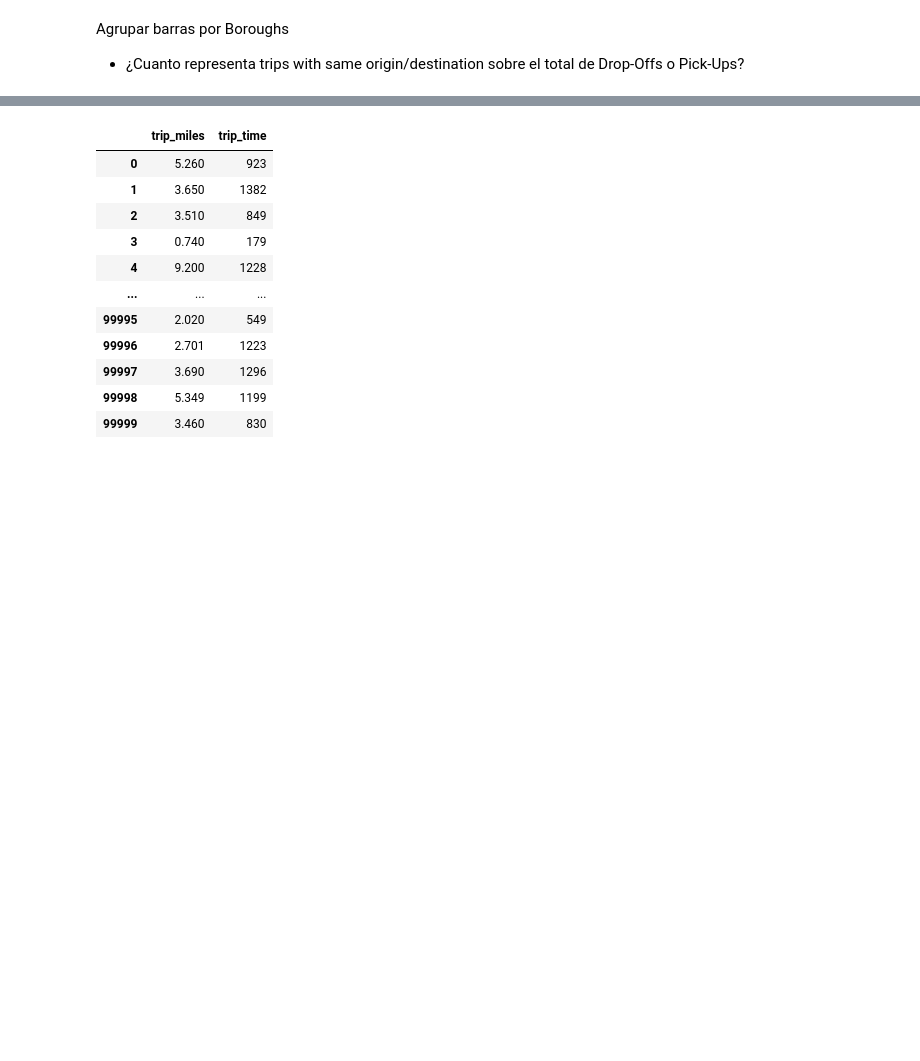
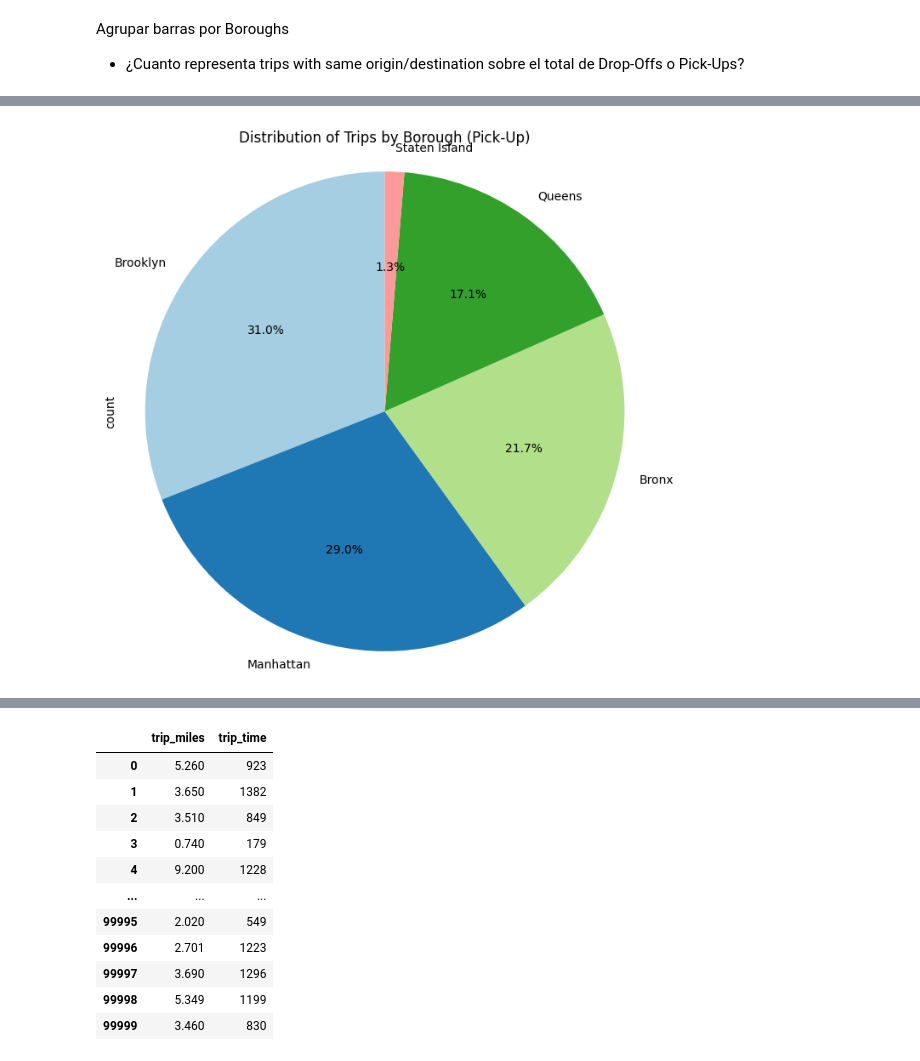
Before and after one commit to GonzaloLopezS/TFM_VTC_NYC, a Jupyter notebook: Notebooks/prueba_2021.ipynb, the cells around one changed output, grey strips where cells are left out. Saved outputs shown, nothing was run; the diff lists cells and outputs as text; code cells hidden in the pictures; blank space fills up the shorter version.

```diff
--- a/Notebooks/prueba_2021.ipynb
+++ b/Notebooks/prueba_2021.ipynb
@@ -660,0 +694,16 @@ Agrupar barras por Boroughs
+# %%
+# Generate a pie chart for borough_counts
+borough_counts = trips['PUborough'].value_counts()
+
+plt.figure(figsize=(8, 8))
+borough_counts.plot(kind='pie', autopct='%1.1f%%', startangle=90, colors=plt.cm.Paired.colors)
+
+# Add title
+plt.title('Distribution of Trips by Borough (Pick-Up)')
+
+# Ensure the pie chart is a circle
+plt.axis('equal')
+
+plt.show()
+# %% [output]
+[figure, added]
```
Also changed, not shown: parts of 32 cells of this notebook, 1 other file.
